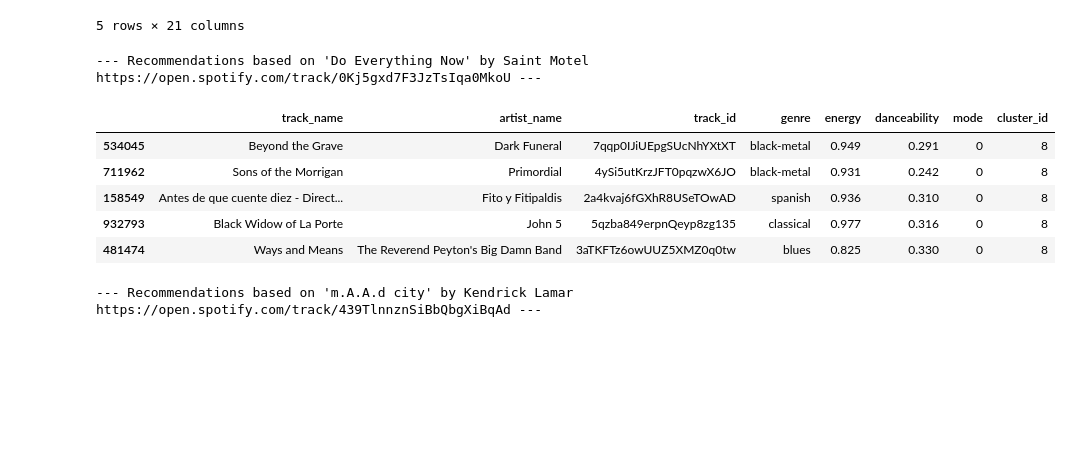
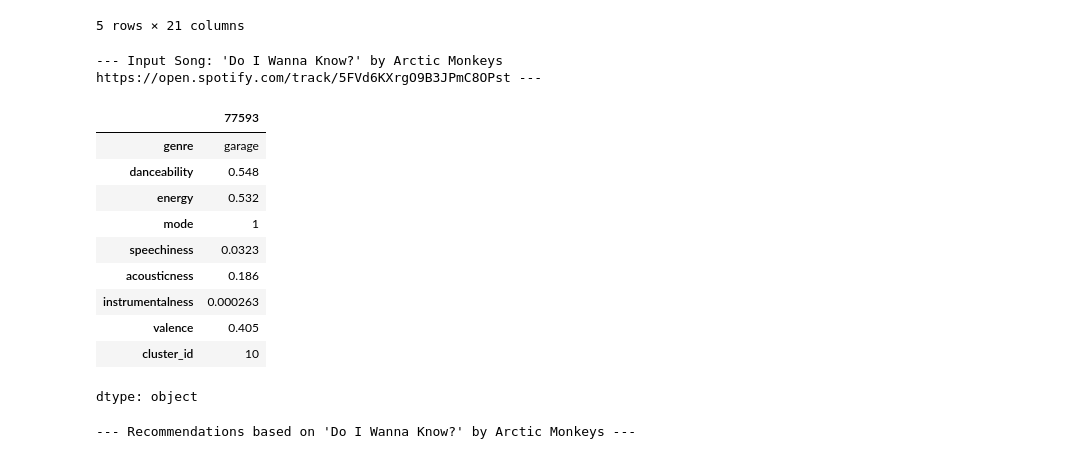
Before and after one commit to CamCranda11/MLFA25Project, a Jupyter notebook: MLProjectModel.ipynb, the cells around one changed output. Drawn from its saved outputs; the diff is of its cells as text; code cells hidden in the pictures; blank space fills up the shorter version.

```diff
--- a/MLProjectModel.ipynb
+++ b/MLProjectModel.ipynb
@@ -7,7 +7,7 @@ from sklearn.preprocessing import StandardScaler
 from sklearn.cluster import KMeans
 import matplotlib.pyplot as plt
 
-song_data = pd.read_csv('/content/sample_data/spotify_data.csv')
+song_data = pd.read_csv('spotify_data.csv')
 
 print("--- Original Data ---")
 print(song_data.head())
@@ -31,7 +31,7 @@ print("\n")
 3       304293               4
 4       244320               4
 # %%
-features_to_cluster = ['danceability', 'energy', 'mode']
+features_to_cluster = ['danceability', 'energy', 'mode', 'speechiness', 'acousticness', 'instrumentalness', 'valence']
 features_df = song_data[features_to_cluster].copy()
 
 mode_value = features_df['mode'].mode()[0]
@@ -53,5 +58,5 @@ print("\n")
 # %%
-optimal_k = 20
+optimal_k = 50
 
 kmeans_model = KMeans(n_clusters=optimal_k, init='k-means++', n_init=10, random_state=42)
 kmeans_model.fit(scaled_features_df)
@@ -99,50 +104,64 @@ def recommend_songs(input_song_name, input_artist_name, data_df, num_recs=3):
     except IndexError:
         return f"Song '{input_song_name}' by {input_artist_name} not found in the dataset."
 # %%
-my_song = 'Do Everything Now'
-my_artist = 'Saint Motel'
+my_song = 'Do I Wanna Know?'
+my_artist = 'Arctic Monkeys'
 recommendations = recommend_songs(my_song, my_artist, song_cluster_df, num_recs=5)
 
 try:
-    input_song_track_id = song_cluster_df[
+    input_song_row = song_cluster_df[
         (song_cluster_df['track_name'] == my_song) &
         (song_cluster_df['artist_name'] == my_artist)
-    ]['track_id'].iloc[0]
-    print(f"--- Recommendations based on '{my_song}' by {my_artist} https://open.spotify.com/track/{input_song_track_id} ---")
+    ].iloc[0]
+    input_song_track_id = input_song_row['track_id']
+    print(f"--- Input Song: '{my_song}' by {my_artist} https://open.spotify.com/track/{input_song_track_id} ---")
+    display(input_song_row[['genre', 'danceability', 'energy', 'mode', 'speechiness', 'acousticness', 'instrumentalness', 'valence', 'cluster_id']])
+
+    print(f"\n--- Recommendations based on '{my_song}' by {my_artist} ---")
+    if isinstance(recommendations, pd.DataFrame):
+        display(recommendations[['track_name', 'artist_name', 'track_id', 'genre', 'danceability', 'energy', 'mode', 'speechiness', 'acousticness', 'instrumentalness', 'valence', 'cluster_id']])
+    else:
+        print(recommendations)
+
+
 except IndexError:
-    print(f"--- Recommendations based on '{my_song}' by {my_artist} (Track ID not found) ---")
-
-if isinstance(recommendations, pd.DataFrame):
-    display(recommendations[['track_name', 'artist_name', 'track_id', 'genre', 'energy', 'danceability', 'mode', 'cluster_id']])
-else:
-    print(recommendations)
+    print(f"Song '{my_song}' by {my_artist} not found in the dataset.")
 
 
 print("\n")
 
-my_song_2 = 'm.A.A.d city'
-my_artist_2 = 'Kendrick Lamar'
+my_song_2 = 'Some Nights'
+my_artist_2 = 'fun.'
 recommendations_2 = recommend_songs(my_song_2, my_artist_2, song_cluster_df, num_recs=5)
 
 try:
-    input_song_2_track_id = song_cluster_df[
+    input_song_2_row = song_cluster_df[
         (song_cluster_df['track_name'] == my_song_2) &
         (song_cluster_df['artist_name'] == my_artist_2)
-    ]['track_id'].iloc[0]
-    print(f"--- Recommendations based on '{my_song_2}' by {my_artist_2} https://open.spotify.com/track/{input_song_2_track_id} ---")
+    ].iloc[0]
+    input_song_2_track_id = input_song_2_row['track_id']
+    print(f"--- Input Song: '{my_song_2}' by {my_artist_2} https://open.spotify.com/track/{input_song_2_track_id} ---")
+    display(input_song_2_row[['genre', 'danceability', 'energy', 'mode', 'speechiness', 'acousticness', 'instrumentalness', 'valence', 'cluster_id']])
+
+    print(f"\n--- Recommendations based on '{my_song_2}' by {my_artist_2} ---")
+    if isinstance(recommendations_2, pd.DataFrame):
+        display(recommendations_2[['track_name', 'artist_name', 'track_id', 'genre', 'danceability', 'energy', 'mode', 'speechiness', 'acousticness', 'instrumentalness', 'valence', 'cluster_id']])
+    else:
+        print(recommendations_2)
+
 except IndexError:
-    print(f"--- Recommendations based on '{my_song_2}' by {my_artist_2} (Track ID not found) ---")
-
-if isinstance(recommendations_2, pd.DataFrame):
-    display(recommendations_2[['track_name', 'artist_name', 'track_id', 'genre', 'energy', 'danceability', 'mode', 'cluster_id']])
-else:
-    print(recommendations_2)
+    print(f"Song '{my_song_2}' by {my_artist_2} not found in the dataset.")
 # %% [output]
---- Recommendations based on 'Do Everything Now' by Saint Motel https://open.spotify.com/track/0Kj5gxd7F3JzTsIqa0MkoU ---
+--- Input Song: 'Do I Wanna Know?' by Arctic Monkeys https://open.spotify.com/track/5FVd6KXrgO9B3JPmC8OPst ---
-|  | track_name | artist_name | track_id | genre | energy | danceability | mode | cluster_id |
-| 534045 | Beyond the Grave | Dark Funeral | 7qqp0IJiUEpgSUcNhYXtXT | black-metal | 0.949 | 0.291 | 0 | 8 |
-| 711962 | Sons of the Morrigan | Primordial | 4ySi5utKrzJFT0pqzwX6JO | black-metal | 0.931 | 0.242 | 0 | 8 |
-| 158549 | Antes de que cuente diez - Direct... | Fito y Fitipaldis | 2a4kvaj6fGXhR8USeTOwAD | spanish | 0.936 | 0.310 | 0 | 8 |
-| 932793 | Black Widow of La Porte | John 5 | 5qzba849erpnQeyp8zg135 | classical | 0.977 | 0.316 | 0 | 8 |
-| 481474 | Ways and Means | The Reverend Peyton's Big Damn Band | 3aTKFTz6owUUZ5XMZ0q0tw | blues | 0.825 | 0.330 | 0 | 8 |
+|  | 77593 |
+| genre | garage |
+| danceability | 0.548 |
+| energy | 0.532 |
+| mode | 1 |
+| speechiness | 0.0323 |
+| acousticness | 0.186 |
+| instrumentalness | 0.000263 |
+| valence | 0.405 |
+| cluster_id | 10 |
---- Recommendations based on 'm.A.A.d city' by Kendrick Lamar https://open.spotify.com/track/439TlnnznSiBbQbgXiBqAd ---
+dtype: object
+--- Recommendations based on 'Do I Wanna Know?' by Arctic Monkeys ---
```
Also changed, not shown: parts of 2 cells of this notebook.
